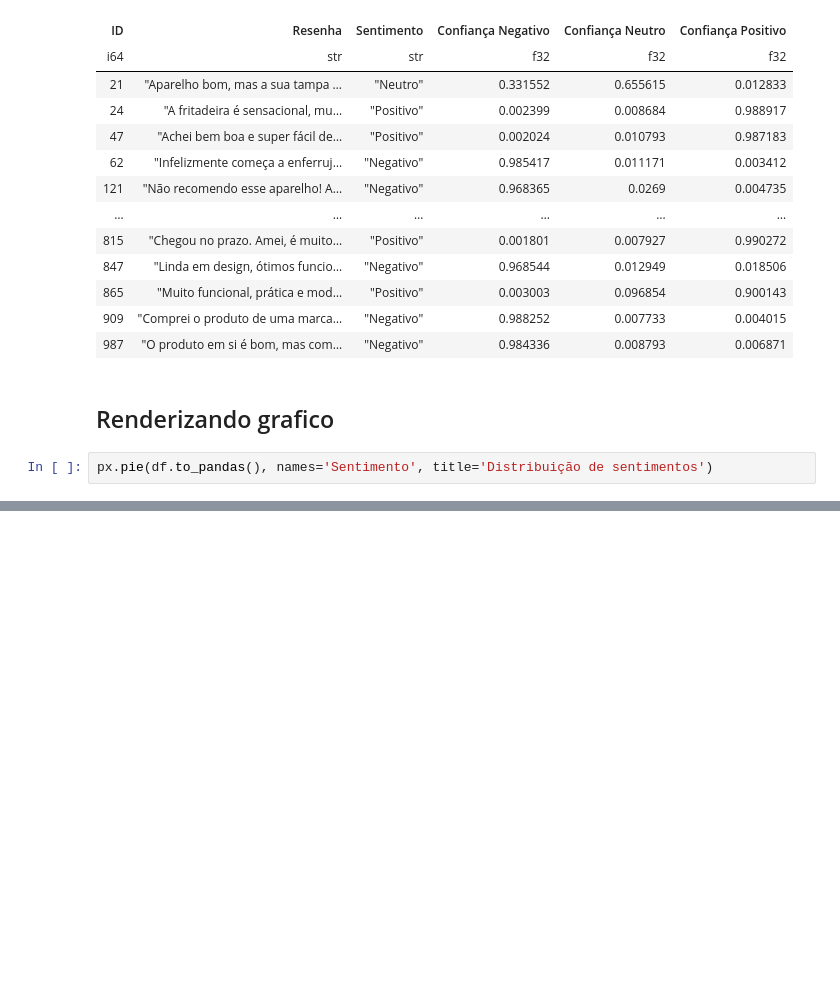
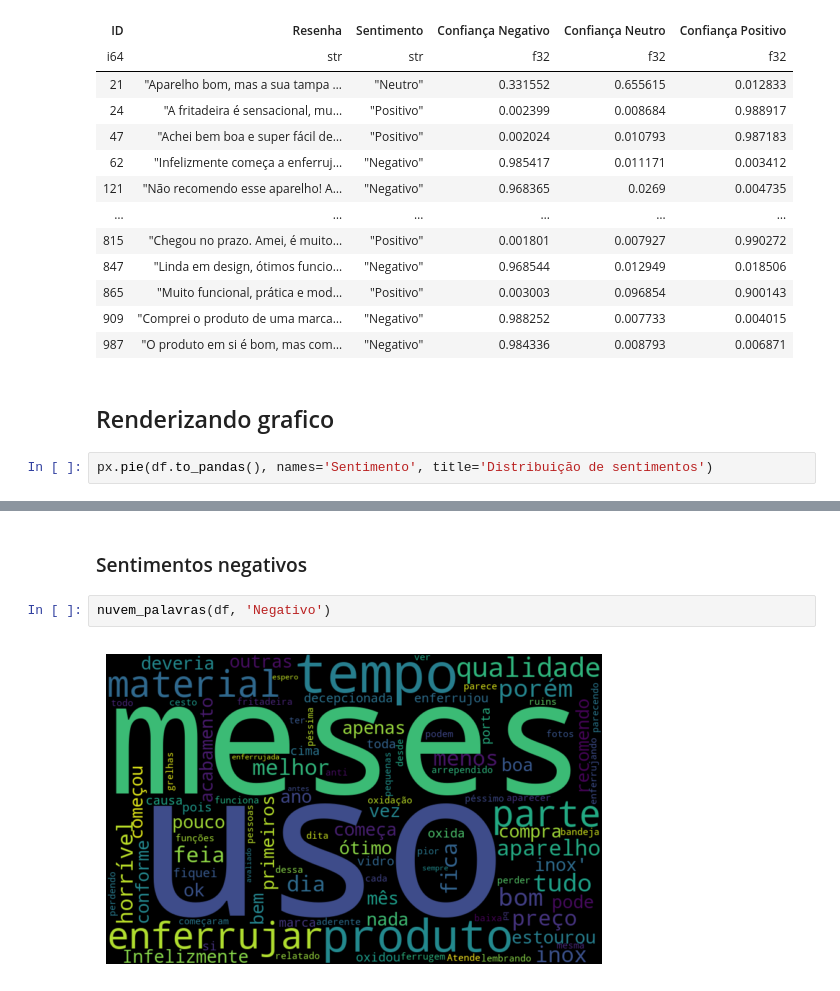
Before and after one commit to lexander91alfa/projeto_com_modelos_hugging_face, a Jupyter notebook: projeto-com-modelos-hugging-face/analise_sentimentos_ptbr.ipynb, the cells around one changed output, grey strips where cells are left out. Saved outputs shown, nothing was run; the diff lists cells and outputs as text; blank space fills up the shorter version.

```diff
--- a/projeto-com-modelos-hugging-face/analise_sentimentos_ptbr.ipynb
+++ b/projeto-com-modelos-hugging-face/analise_sentimentos_ptbr.ipynb
@@ -117,0 +144,6 @@ px.pie(df.to_pandas(), names='Sentimento', title='Distribuição de sentimentos'
+# %% [markdown]
+### Sentimentos negativos
+# %%
+nuvem_palavras(df, 'Negativo')
+# %% [output]
+[figure, added]
```
Also changed, not shown: parts of 8 cells of this notebook, 1 other file.
